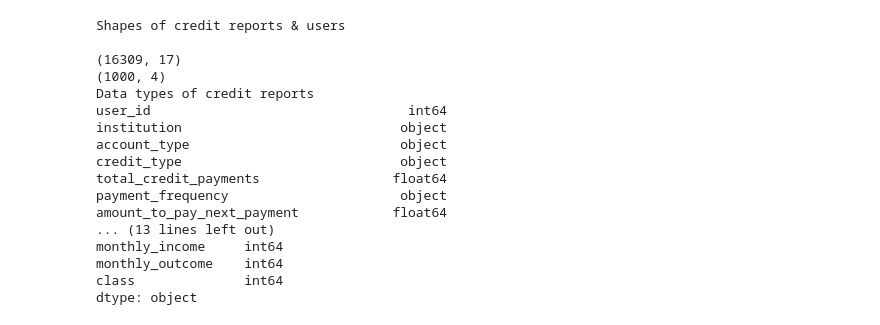
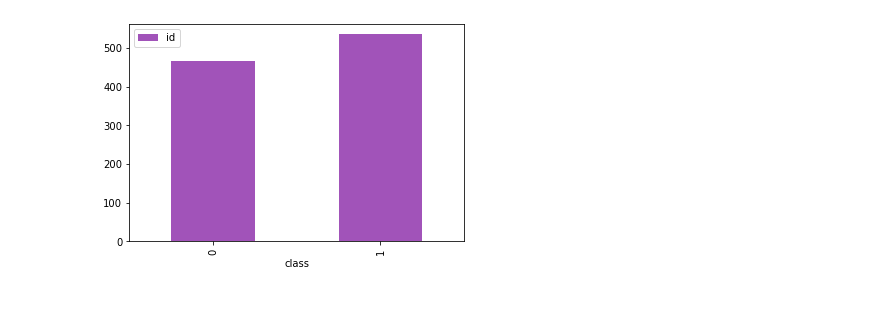
Before and after one commit to CarlosAlmazan/Konfio_DS_A, a Jupyter notebook: KDS_JCDA.ipynb, the cells around one changed output. Saved outputs shown, nothing was run; the diff lists cells and outputs as text; code cells hidden in the pictures.

Commit message:
3. Data preparation Ini

```diff
--- a/KDS_JCDA.ipynb
+++ b/KDS_JCDA.ipynb
@@ -1,39 +6,24 @@
 # %%
+#Libraries
+import warnings
+warnings.filterwarnings('ignore')
 import pandas as pd
 import numpy as np
 import sklearn as sk
 import matplotlib as mpl
+import seaborn as sns
 
 # Visualisation
 import matplotlib.pyplot as plt
 import matplotlib.pylab as pylab
 
+# Configure visualisations
+#matplotlib inline
+mpl.style.use( 'ggplot' )
+sns.set_style( 'white' )
+pylab.rcParams[ 'figure.figsize' ] = 8 , 6
+
 credit_reports = pd.read_csv("credit_reports.csv")
 users = pd.read_csv("users.csv")
 #credit_reports.head()
 #users.head()
-print("Shapes of credit reports & users\n")
-print(credit_reports.shape)
-print(users.shape)
-print("Data types of credit reports")
-print(credit_reports.dtypes)
-print("Data types of users")
-print(users.dtypes)
-# %% [output]
-Shapes of credit reports & users
-
-(16309, 17)
-(1000, 4)
-Data types of credit reports
-user_id                                 int64
-institution                            object
-account_type                           object
-credit_type                            object
-total_credit_payments                 float64
-payment_frequency                      object
-amount_to_pay_next_payment            float64
-... (13 lines left out)
-monthly_income     int64
-monthly_outcome    int64
-class              int64
-dtype: object
@@ -39,0 +46,10 @@ dtype: object
+# %%
+#Good and bad users
+usersgp_cl=users.groupby("class").agg({
+    "id":"count"
+})
+usersgp_cl.head()
+#0=465; 1=535 53%
+ugraph1=usersgp_cl.plot.bar(color={"id":"#A153B9"})
+# %% [output]
+[figure, added]
```
Also changed, not shown: parts of 6 cells of this notebook, 6 other files.
